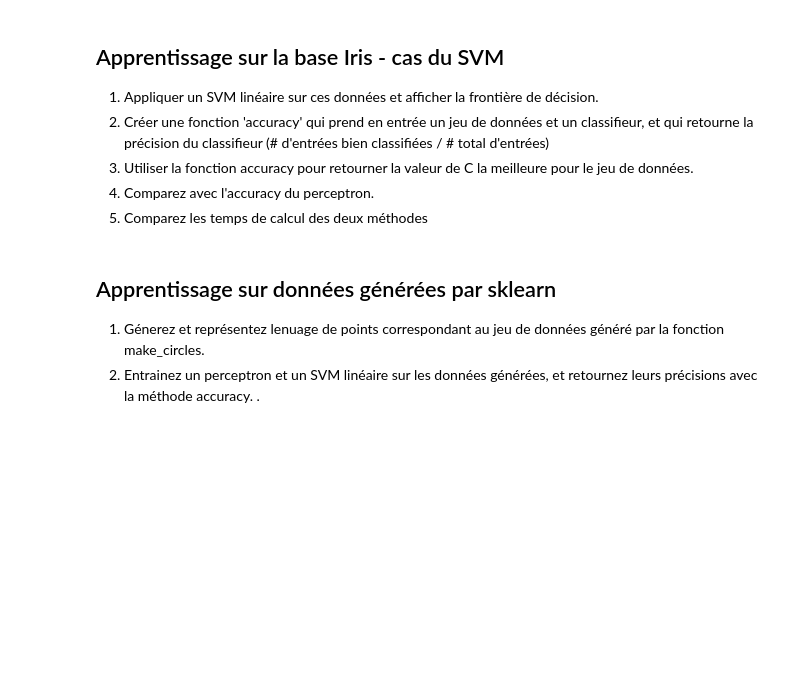
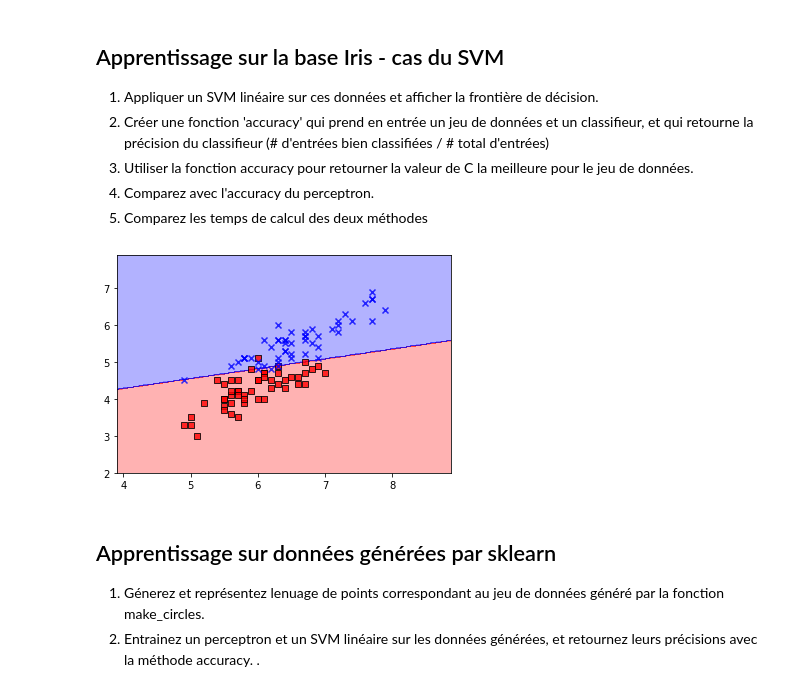
Before and after one commit to ChihabEddine98/ML_Go, a Jupyter notebook: SVM/Perceptron_SVM_non_linearly_separable.ipynb, the cells around one changed output. Saved outputs shown, nothing was run; the diff lists cells and outputs as text; code cells hidden in the pictures; blank space fills up the shorter version.

```diff
--- a/SVM/Perceptron_SVM_non_linearly_separable.ipynb
+++ b/SVM/Perceptron_SVM_non_linearly_separable.ipynb
@@ -121,3 +116,12 @@ from sklearn.svm import SVC
+# %%
+from sklearn.svm import SVC
+svc = SVC(C=20,kernel='linear')
+# Train SVC
+svc.fit(X,y)
+# plot decision boundry
+plot_decision_regions(X,y,svc)
+# %% [output]
+[figure, added]
 # %% [markdown]
 ## Apprentissage sur données générées par sklearn
 
```
Also changed, not shown: parts of 8 cells of this notebook.
